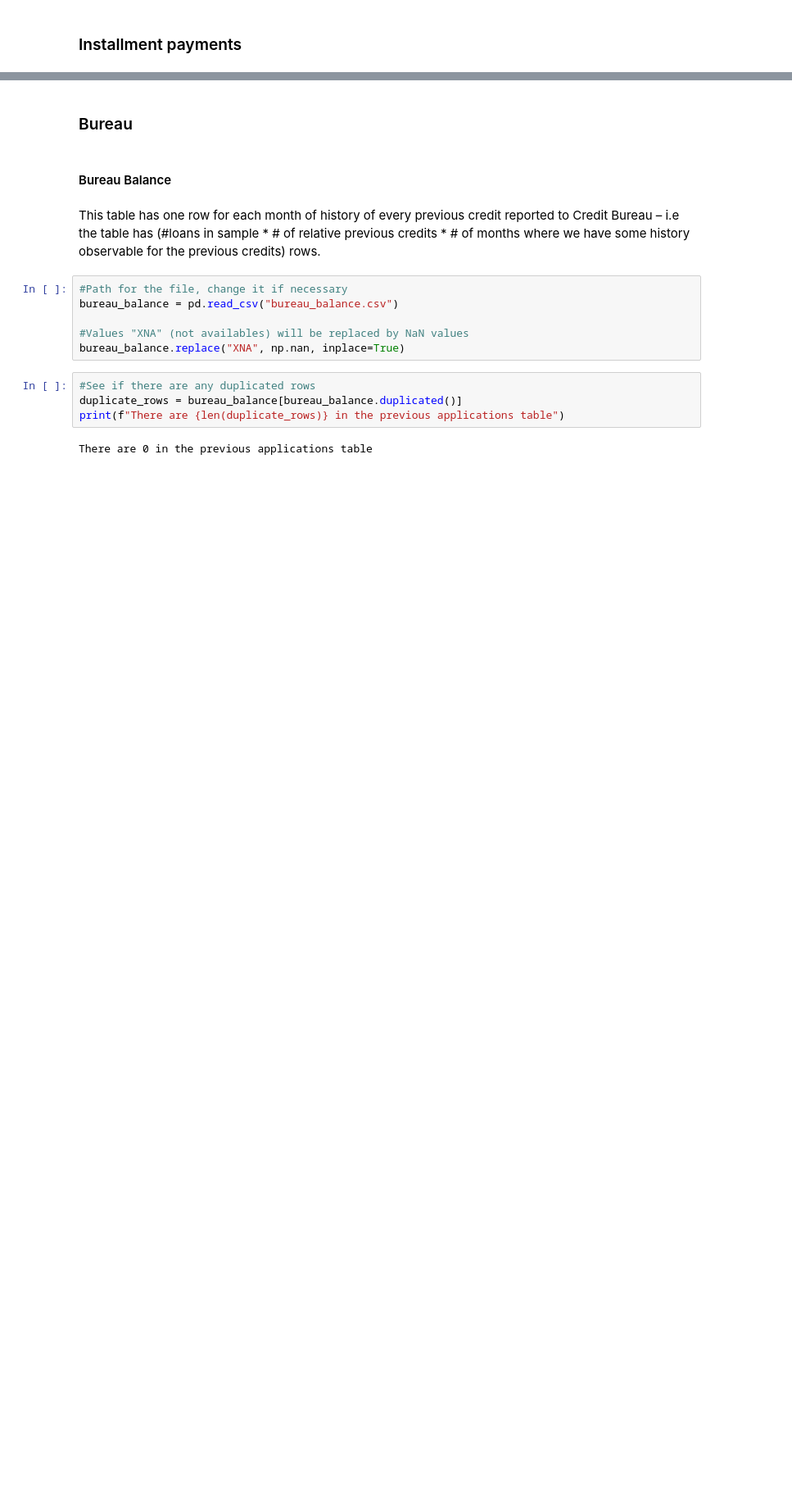
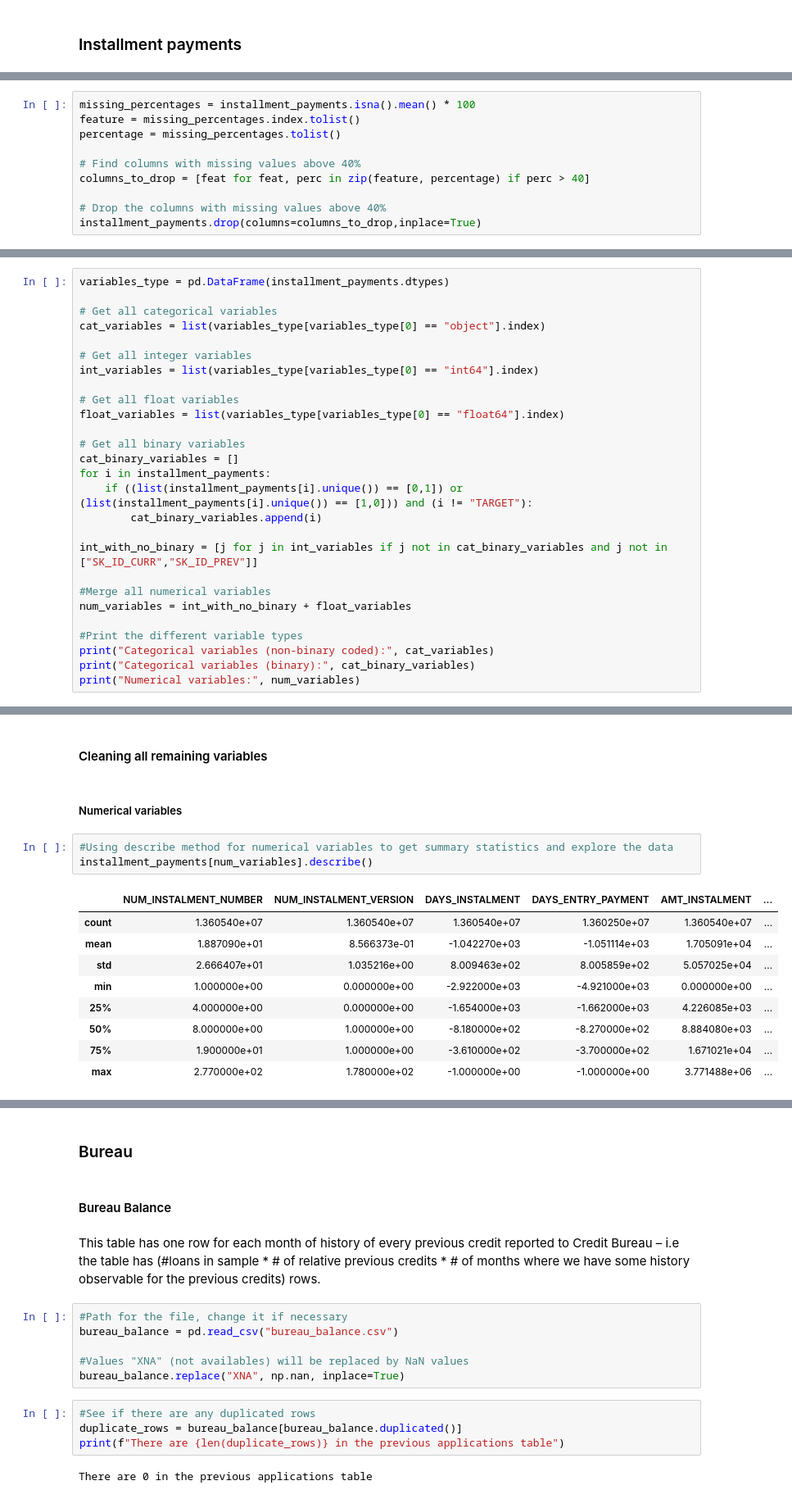
Before and after one commit to joaogoncalves99/Machine-Learning, a Jupyter notebook: model.ipynb, the cells around one changed output, grey strips where cells are left out. Shown: that part at 82% size. Drawn from its saved outputs; the diff is of its cells as text; blank space fills up the shorter version.

```diff
--- a/model.ipynb
+++ b/model.ipynb
@@ -891,0 +694,10 @@ grouped_installment_payments
+# %%
+missing_percentages = installment_payments.isna().mean() * 100
+feature = missing_percentages.index.tolist()
+percentage = missing_percentages.tolist()
+
+# Find columns with missing values above 40%
+columns_to_drop = [feat for feat, perc in zip(feature, percentage) if perc > 40]
+
+# Drop the columns with missing values above 40%
+installment_payments.drop(columns=columns_to_drop,inplace=True)
@@ -891,0 +706,27 @@ grouped_installment_payments
+# %%
+variables_type = pd.DataFrame(installment_payments.dtypes)
+
+# Get all categorical variables
+cat_variables = list(variables_type[variables_type[0] == "object"].index)
+
+# Get all integer variables
+int_variables = list(variables_type[variables_type[0] == "int64"].index)
+
+# Get all float variables
+float_variables = list(variables_type[variables_type[0] == "float64"].index)
+
+# Get all binary variables
+cat_binary_variables = []
+for i in installment_payments:
+    if ((list(installment_payments[i].unique()) == [0,1]) or (list(installment_payments[i].unique()) == [1,0])) and (i != "TARGET"):
+        cat_binary_variables.append(i)
+
+int_with_no_binary = [j for j in int_variables if j not in cat_binary_variables and j not in ["SK_ID_CURR","SK_ID_PREV"]]
+
+#Merge all numerical variables
+num_variables = int_with_no_binary + float_variables
+
+#Print the different variable types
+print("Categorical variables (non-binary coded):", cat_variables)
+print("Categorical variables (binary):", cat_binary_variables)
+print("Numerical variables:", num_variables)
@@ -891,0 +737,17 @@ grouped_installment_payments
+# %% [markdown]
+#### Cleaning all remaining variables
+# %% [markdown]
+##### Numerical variables
+# %%
+#Using describe method for numerical variables to get summary statistics and explore the data
+installment_payments[num_variables].describe()
+# %% [output]
+|  | NUM_INSTALMENT_NUMBER | NUM_INSTALMENT_VERSION | DAYS_INSTALMENT | DAYS_ENTRY_PAYMENT | AMT_INSTALMENT | ... |
+| count | 1.360540e+07 | 1.360540e+07 | 1.360540e+07 | 1.360250e+07 | 1.360540e+07 | ... |
+| mean | 1.887090e+01 | 8.566373e-01 | -1.042270e+03 | -1.051114e+03 | 1.705091e+04 | ... |
+| std | 2.666407e+01 | 1.035216e+00 | 8.009463e+02 | 8.005859e+02 | 5.057025e+04 | ... |
+| min | 1.000000e+00 | 0.000000e+00 | -2.922000e+03 | -4.921000e+03 | 0.000000e+00 | ... |
+| 25% | 4.000000e+00 | 0.000000e+00 | -1.654000e+03 | -1.662000e+03 | 4.226085e+03 | ... |
+| 50% | 8.000000e+00 | 1.000000e+00 | -8.180000e+02 | -8.270000e+02 | 8.884080e+03 | ... |
+| 75% | 1.900000e+01 | 1.000000e+00 | -3.610000e+02 | -3.700000e+02 | 1.671021e+04 | ... |
+| max | 2.770000e+02 | 1.780000e+02 | -1.000000e+00 | -1.000000e+00 | 3.771488e+06 | ... |
```
Also changed, not shown: parts of 141 cells of this notebook.
